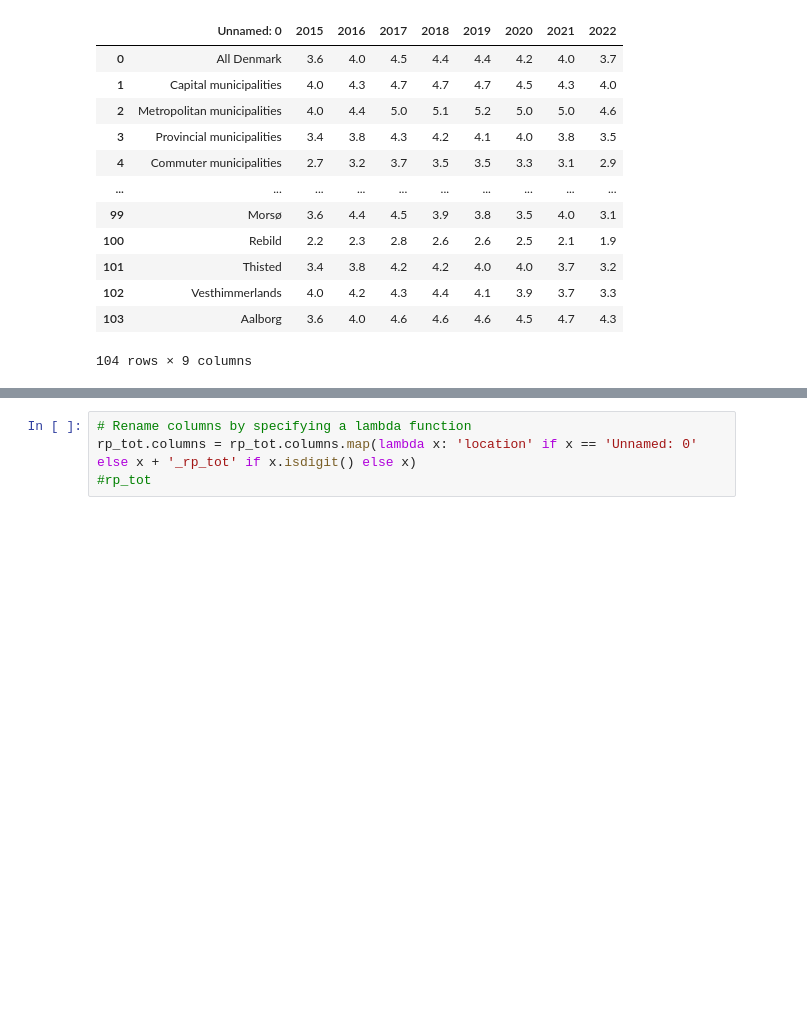
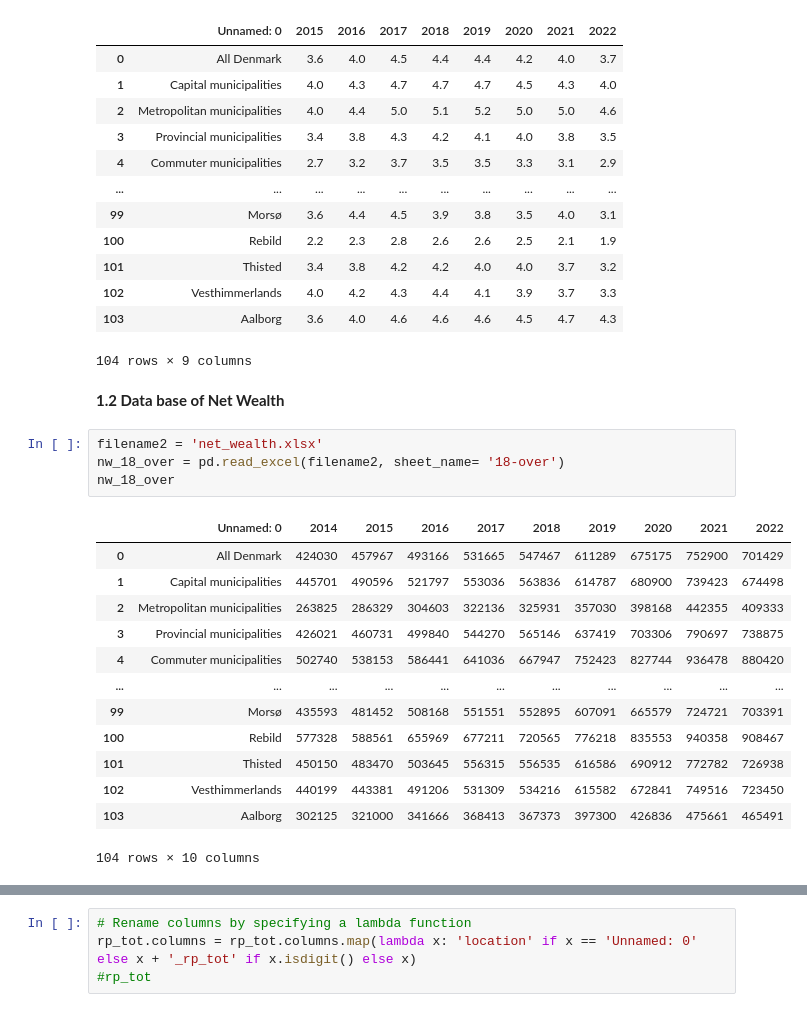
Before and after one commit to NumEconCopenhagen/projects-2024-petra-maritza-noah, a Jupyter notebook: dataproject/dataproject.ipynb, the cells around one changed output, grey strips where cells are left out. Cells and saved outputs as stored; diff of their text form; blank space fills up the shorter version.

```diff
--- a/dataproject/dataproject.ipynb
+++ b/dataproject/dataproject.ipynb
@@ -55,3 +62,23 @@ rp_tot
 | 102 | Vesthimmerlands | 4.0 | 4.2 | 4.3 | 4.4 | 4.1 | 3.9 | 3.7 | 3.3 |
 | 103 | Aalborg | 3.6 | 4.0 | 4.6 | 4.6 | 4.6 | 4.5 | 4.7 | 4.3 |
 104 rows × 9 columns
+# %% [markdown]
+**1.2 Data base of Net Wealth**
+# %%
+filename2 = 'net_wealth.xlsx'
+nw_18_over = pd.read_excel(filename2, sheet_name= '18-over')
+nw_18_over
+# %% [output]
+|  | Unnamed: 0 | 2014 | 2015 | 2016 | 2017 | 2018 | 2019 | 2020 | 2021 | 2022 |
+| 0 | All Denmark | 424030 | 457967 | 493166 | 531665 | 547467 | 611289 | 675175 | 752900 | 701429 |
+| 1 | Capital municipalities | 445701 | 490596 | 521797 | 553036 | 563836 | 614787 | 680900 | 739423 | 674498 |
+| 2 | Metropolitan municipalities | 263825 | 286329 | 304603 | 322136 | 325931 | 357030 | 398168 | 442355 | 409333 |
+| 3 | Provincial municipalities | 426021 | 460731 | 499840 | 544270 | 565146 | 637419 | 703306 | 790697 | 738875 |
+| 4 | Commuter municipalities | 502740 | 538153 | 586441 | 641036 | 667947 | 752423 | 827744 | 936478 | 880420 |
+| ... | ... | ... | ... | ... | ... | ... | ... | ... | ... | ... |
+| 99 | Morsø | 435593 | 481452 | 508168 | 551551 | 552895 | 607091 | 665579 | 724721 | 703391 |
+| 100 | Rebild | 577328 | 588561 | 655969 | 677211 | 720565 | 776218 | 835553 | 940358 | 908467 |
+| 101 | Thisted | 450150 | 483470 | 503645 | 556315 | 556535 | 616586 | 690912 | 772782 | 726938 |
+| 102 | Vesthimmerlands | 440199 | 443381 | 491206 | 531309 | 534216 | 615582 | 672841 | 749516 | 723450 |
+| 103 | Aalborg | 302125 | 321000 | 341666 | 368413 | 367373 | 397300 | 426836 | 475661 | 465491 |
+104 rows × 10 columns
```
Also changed, not shown: parts of 19 cells of this notebook.
